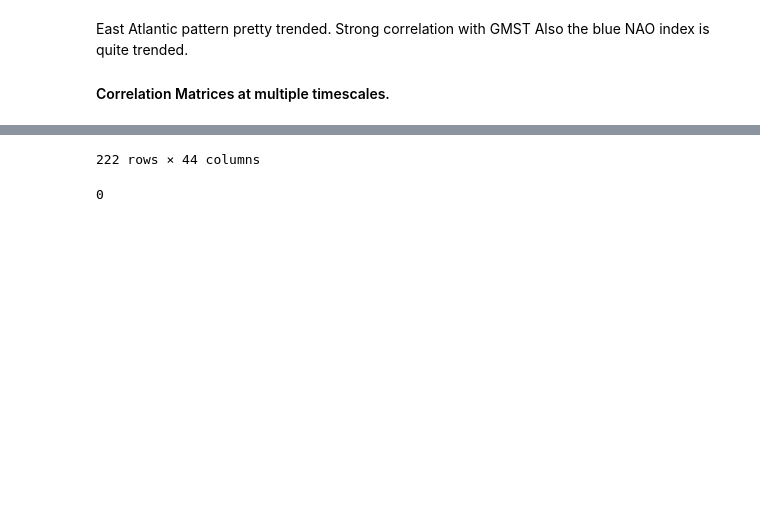
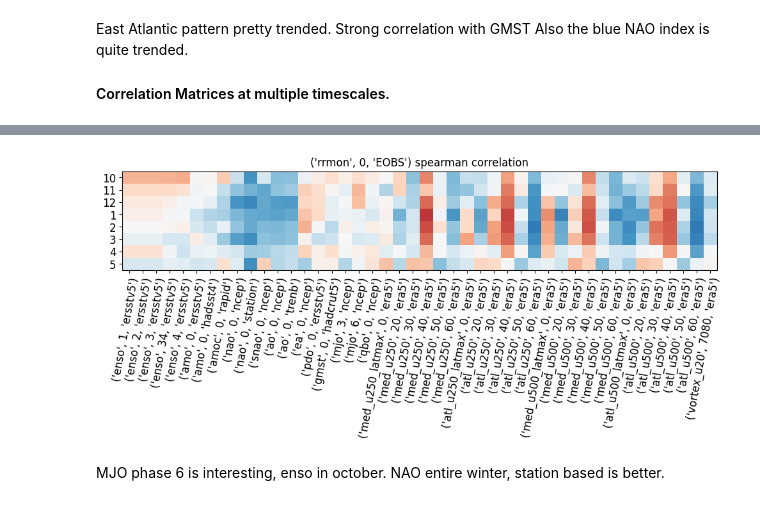
Before and after one commit to chiemvs/Medley, a Jupyter notebook: notebooks/Temporal_exploration.ipynb, the cells around one changed output, grey strips where cells are left out. Saved outputs shown, nothing was run; the diff lists cells and outputs as text; code cells hidden in the pictures; blank space fills up the shorter version.

```diff
--- a/notebooks/Temporal_exploration.ipynb
+++ b/notebooks/Temporal_exploration.ipynb
@@ -156,6 +115,14 @@ test = simultaneous_resample(firstmonth = 1, lastmonth = 3, average = False)
 # %%
+exampledf = simultaneous_resample(firstmonth = 1, lastmonth = 1, average = False)
 # Plotting correlations per month, single months
-corwith = 'gmst'
+#corwith = ('gmst',0,'hadcrut5')
+corwith = ('rrmon',0,'EOBS')
+othervars = exampledf.columns.drop(corwith)
 months = [10,11,12,1,2,3,4,5]
+corrcoefs = xr.DataArray(np.full((len(months),len(othervars)),np.nan), dims = ('month','variables'),
+                        coords = {'month':months, 'variables':othervars}, name = 'spearmanr')
 for month in months:
-    pass
+    monthly = simultaneous_resample(firstmonth = month, lastmonth = month, average = False)
+    for var in othervars:
+        dat = monthly.loc[:,[var,corwith]].dropna(how = 'any')
+        corrcoefs.loc[month,var] = spearmanr(dat)[0]
@@ -179,2 +129,15 @@ for month in months:
 # %%
+fig, ax = plt.subplots(figsize = (12,2))
+im = ax.imshow(corrcoefs.values, vmin = -1, vmax = 1, cmap = 'RdBu_r', aspect = 'auto')
+
+# Show all ticks and label them with the respective list entries
+ax.set_xticks(np.arange(corrcoefs.shape[1]))
+ax.set_xticklabels(corrcoefs.indexes['variables'].to_flat_index().values, size = 12)
+ax.set_yticks(np.arange(corrcoefs.shape[0]))
+ax.set_yticklabels(corrcoefs.indexes['month'].values, size = 12)
+ax.set_title(f'{corwith} spearman correlation')
+
+plt.setp(ax.get_xticklabels(), rotation=80, ha="right",
+         rotation_mode="anchor")
+plt.show()
 # %% [output]
@@ -194,5 +144,17 @@ for month in months:
-222 rows × 44 columns
+[figure, added]
+# %% [markdown]
+MJO phase 6 is interesting, enso in october. NAO entire winter, station based is better.
 # %%
-12-12
+# Plotting correlations for multiple months aggregation, starting november
+#corwith = ('gmst',0,'hadcrut5')
+corwith = ('rrmon',0,'EOBS')
+othervars = exampledf.columns.drop(corwith)
+startmonth = 11
+endmonths = [11,12,1,2,3,4]
+corrcoefs = xr.DataArray(np.full((len(months),len(othervars)),np.nan), dims = ('month','variables'),
+                        coords = {'month':months, 'variables':othervars}, name = 'spearmanr')
+for month in endmonths:
+    monthly = simultaneous_resample(firstmonth = startmonth, lastmonth = month, average = True)
+    for var in othervars:
+        dat = monthly.loc[:,[var,corwith]].dropna(how = 'any')
+        corrcoefs.loc[month,var] = spearmanr(dat)[0]
-# %% [output]
-0
```
Also changed, not shown: parts of 13 cells of this notebook, 2 other files.
